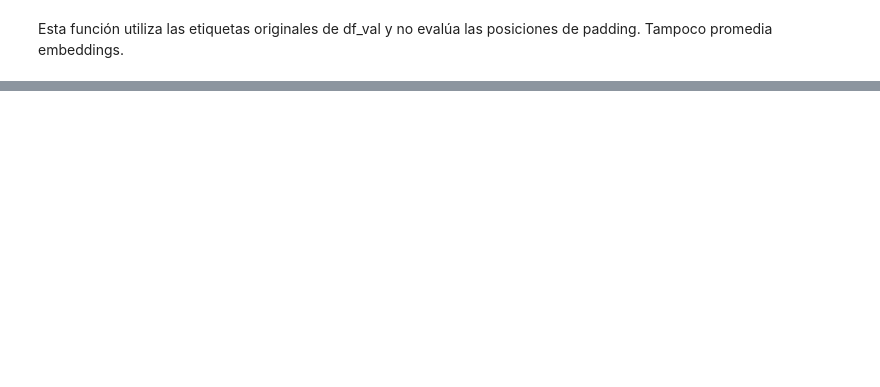
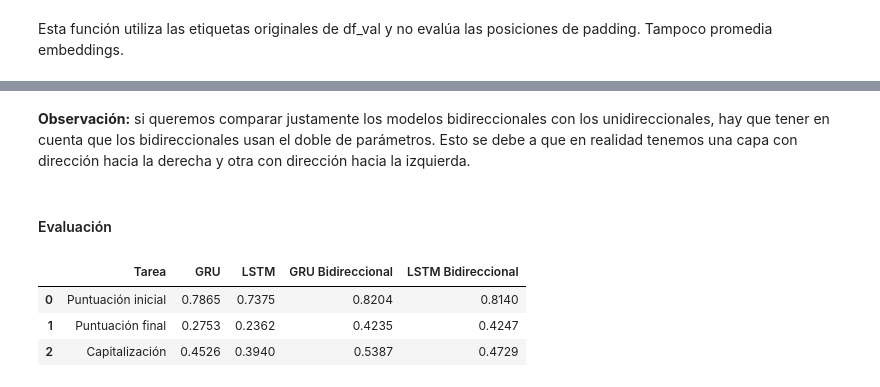
Before and after one commit to giannislucca/TP-AA2, a Jupyter notebook: codigoTP.ipynb, the cells around one changed output, grey strips where cells are left out. Saved outputs shown, nothing was run; the diff lists cells and outputs as text; code cells hidden in the pictures; blank space fills up the shorter version.

```diff
--- a/codigoTP.ipynb
+++ b/codigoTP.ipynb
@@ -1234,0 +1265,12 @@ Palabras evaluadas: 5371
+# %%
+dim_entrada = seq_train["X"].shape[-1]
+
+# Modelos Bidireccionales
+print("=== ENTRENANDO GRU BIDIRECCIONAL MULTITAREA ===")
+modelo_gru_bidir = GRUMultitarea(input_size=dim_entrada, hidden_size=128, dropout=0.2, bidir=True)
+modelo_lstm_bidir = LSTMMultitarea(input_size=dim_entrada, hidden_size=128, dropout=0.2, bidir=True)
+
+# Se entrenan con exactamente la misma función
+print("=== ENTRENANDO LSTM BIDIRECCIONAL MULTITAREA ===")
+historial_gru_bidir = entrenar_modelo_rnn(modelo_gru_bidir, loader_train, loader_val, num_epocas=15, lr=1e-3, seed=101)
+historial_lstm_bidir = entrenar_modelo_rnn(modelo_lstm_bidir, loader_train, loader_val, num_epocas=15, lr=1e-3, seed=101)
@@ -1234,0 +1295,33 @@ Palabras evaluadas: 5371
+# %% [markdown]
+**Observación:** si queremos comparar justamente los modelos bidireccionales con los unidireccionales, hay que tener en cuenta que los bidireccionales usan el doble de parámetros. Esto se debe a que en realidad tenemos una capa con dirección hacia la derecha y otra con dirección hacia la izquierda.
+# %% [markdown]
+#### Evaluación
+# %%
+# Evaluamos la GRU ya entrenada
+f1_gru_bidir, reales_gru_bidir, pred_gru_bidir = evaluar_f1_rnn_por_palabra(
+    modelo_gru_bidir, seq_val, df_val
+)
+
+# Evaluamos la LSTM ya entrenada
+f1_lstm_bidir, reales_lstm_bidir, pred_lstm_bidir = evaluar_f1_rnn_por_palabra(
+    modelo_lstm_bidir, seq_val, df_val
+)
+
+comparacion_rnn["GRU Bidireccional"] = [
+    f1_gru_bidir["Inicial"],
+    f1_gru_bidir["Final"],
+    f1_gru_bidir["Capitalización"]
+]
+
+comparacion_rnn["LSTM Bidireccional"] = [
+    f1_lstm_bidir["Inicial"],
+    f1_lstm_bidir["Final"],
+    f1_lstm_bidir["Capitalización"]
+]
+
+display(comparacion_rnn.round(4))
+# %% [output]
+|  | Tarea | GRU | LSTM | GRU Bidireccional | LSTM Bidireccional |
+| 0 | Puntuación inicial | 0.7865 | 0.7375 | 0.8204 | 0.8140 |
+| 1 | Puntuación final | 0.2753 | 0.2362 | 0.4235 | 0.4247 |
+| 2 | Capitalización | 0.4526 | 0.3940 | 0.5387 | 0.4729 |
```
Also changed, not shown: parts of 13 cells of this notebook, 1 other file.
